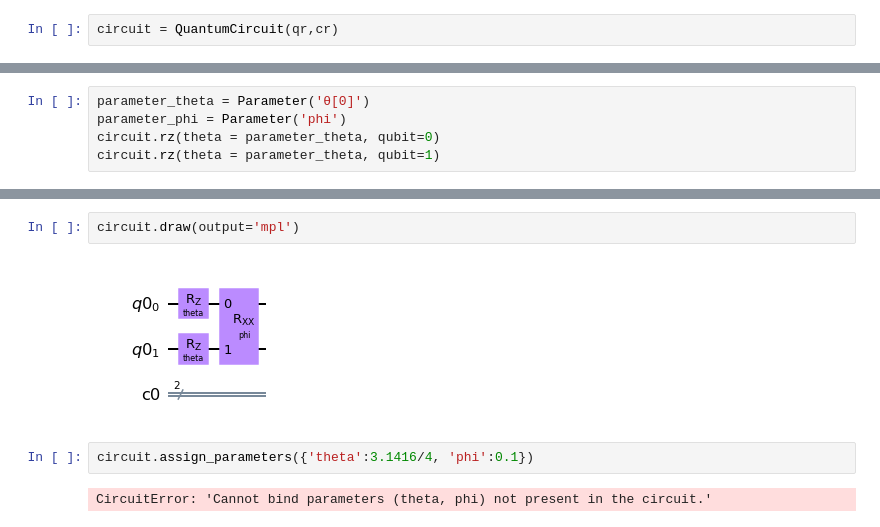
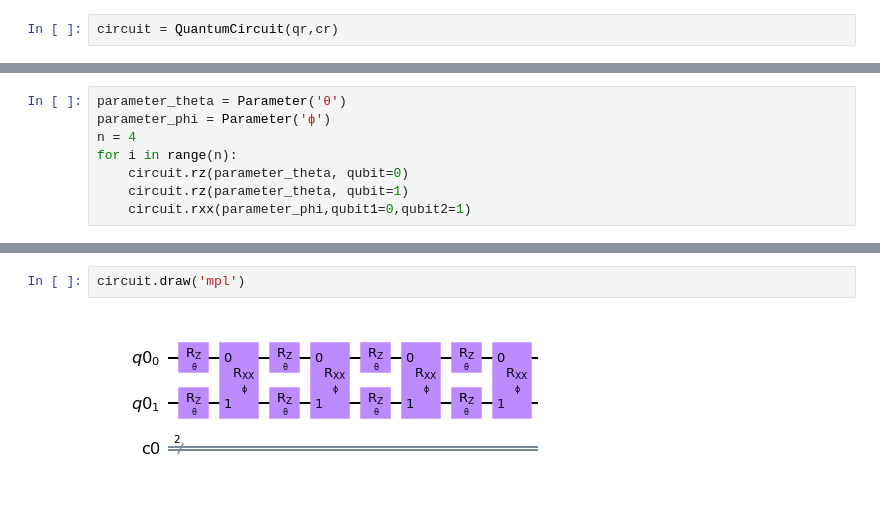
Before and after one commit to Q-ComputingChile/trotter-suzuki, a Jupyter notebook: Quantum.ipynb, the cells around one changed output, grey strips where cells are left out. Saved outputs shown, nothing was run; the diff lists cells and outputs as text.

```diff
--- a/Quantum.ipynb
+++ b/Quantum.ipynb
@@ -27,5 +27,8 @@ circuit.draw(output='mpl')
 # %%
-parameter_theta = Parameter('θ[0]')
-parameter_phi = Parameter('phi')
-circuit.rz(theta = parameter_theta, qubit=0)
-circuit.rz(theta = parameter_theta, qubit=1)
+parameter_theta = Parameter('θ')
+parameter_phi = Parameter('ϕ')
+n = 4
+for i in range(n):
+    circuit.rz(parameter_theta, qubit=0)
+    circuit.rz(parameter_theta, qubit=1)
+    circuit.rxx(parameter_phi,qubit1=0,qubit2=1)
@@ -42,8 +52,4 @@ circuit.rxx(phi,qubit1=0,qubit2=1)
 # %%
-circuit.draw(output='mpl')
+circuit.draw('mpl')
 # %% [output]
-[figure, old version]
+[figure, new version]
-# %%
-circuit.assign_parameters({'theta':3.1416/4, 'phi':0.1})
-# %% [output]
-CircuitError: 'Cannot bind parameters (theta, phi) not present in the circuit.'
```
Also changed, not shown: parts of 15 cells of this notebook.
